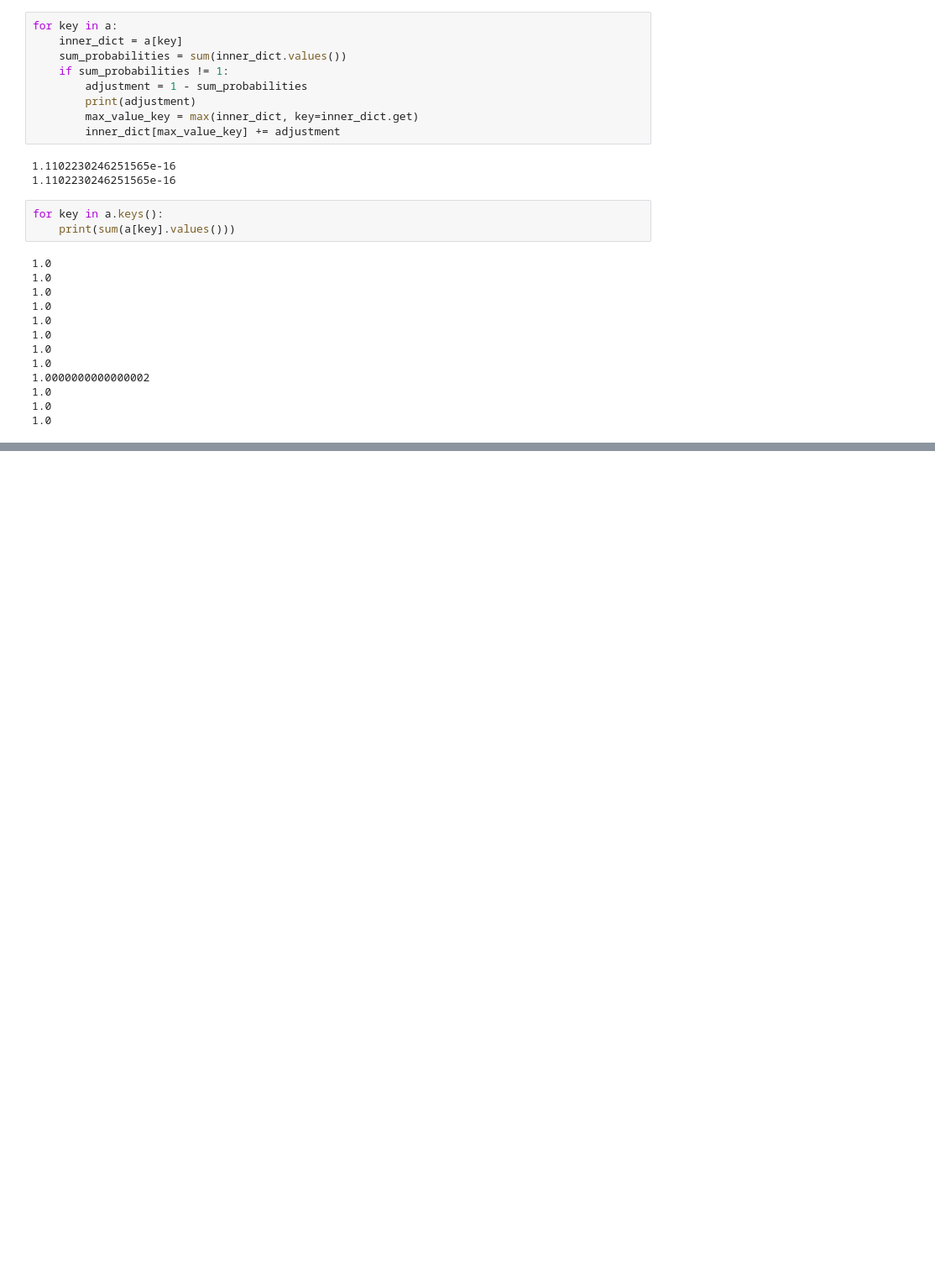
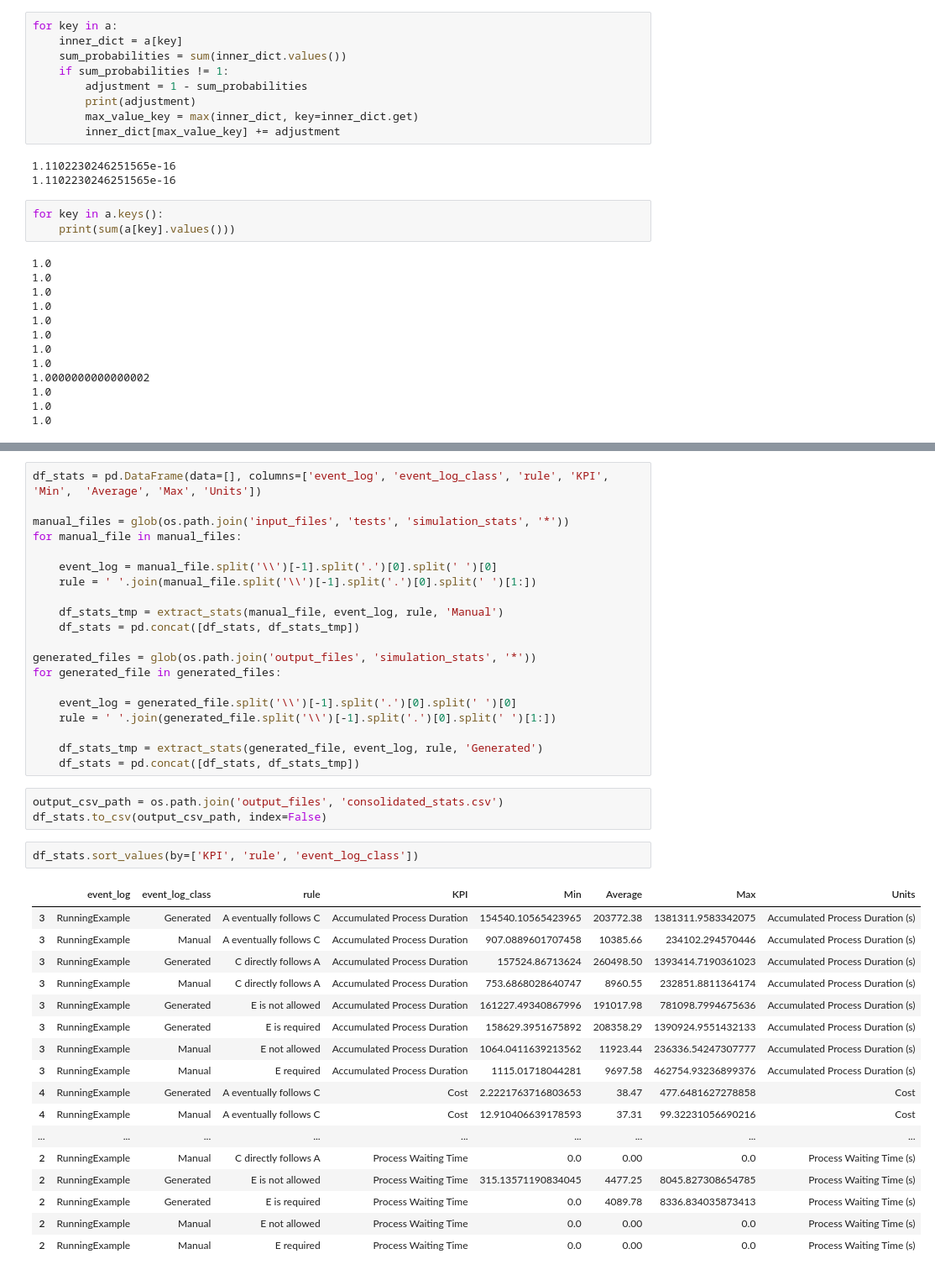
Before and after one commit to AdaptiveBProcess/GenerativeLSTM, a Jupyter notebook: Tests.ipynb, the cells around one changed output, grey strips where cells are left out. Shown at 84% size. Saved outputs shown, nothing was run; the diff lists cells and outputs as text; blank space fills up the shorter version.

```diff
--- a/Tests.ipynb
+++ b/Tests.ipynb
@@ -511,0 +571,43 @@ a
+# %%
+df_stats = pd.DataFrame(data=[], columns=['event_log', 'event_log_class', 'rule', 'KPI', 'Min',	'Average', 'Max', 'Units'])
+
+manual_files = glob(os.path.join('input_files', 'tests', 'simulation_stats', '*'))
+for manual_file in manual_files:
+
+    event_log = manual_file.split('\\')[-1].split('.')[0].split(' ')[0]
+    rule = ' '.join(manual_file.split('\\')[-1].split('.')[0].split(' ')[1:])
+
+    df_stats_tmp = extract_stats(manual_file, event_log, rule, 'Manual')
+    df_stats = pd.concat([df_stats, df_stats_tmp])
+
+generated_files = glob(os.path.join('output_files', 'simulation_stats', '*'))
+for generated_file in generated_files:
+
+    event_log = generated_file.split('\\')[-1].split('.')[0].split(' ')[0]
+    rule = ' '.join(generated_file.split('\\')[-1].split('.')[0].split(' ')[1:])
+
+    df_stats_tmp = extract_stats(generated_file, event_log, rule, 'Generated')
+    df_stats = pd.concat([df_stats, df_stats_tmp])
+# %%
+output_csv_path = os.path.join('output_files', 'consolidated_stats.csv')
+df_stats.to_csv(output_csv_path, index=False)
+# %%
+df_stats.sort_values(by=['KPI', 'rule', 'event_log_class'])
+# %% [output]
+|  | event_log | event_log_class | rule | KPI | Min | Average | Max | Units |
+| 3 | RunningExample | Generated | A eventually follows C | Accumulated Process Duration | 154540.10565423965 | 203772.38 | 1381311.9583342075 | Accumulated Process Duration (s) |
+| 3 | RunningExample | Manual | A eventually follows C | Accumulated Process Duration | 907.0889601707458 | 10385.66 | 234102.294570446 | Accumulated Process Duration (s) |
+| 3 | RunningExample | Generated | C directly follows A | Accumulated Process Duration | 157524.86713624 | 260498.50 | 1393414.7190361023 | Accumulated Process Duration (s) |
+| 3 | RunningExample | Manual | C directly follows A | Accumulated Process Duration | 753.6868028640747 | 8960.55 | 232851.8811364174 | Accumulated Process Duration (s) |
+| 3 | RunningExample | Generated | E is not allowed | Accumulated Process Duration | 161227.49340867996 | 191017.98 | 781098.7994675636 | Accumulated Process Duration (s) |
+| 3 | RunningExample | Generated | E is required | Accumulated Process Duration | 158629.3951675892 | 208358.29 | 1390924.9551432133 | Accumulated Process Duration (s) |
+| 3 | RunningExample | Manual | E not allowed | Accumulated Process Duration | 1064.0411639213562 | 11923.44 | 236336.54247307777 | Accumulated Process Duration (s) |
+| 3 | RunningExample | Manual | E required | Accumulated Process Duration | 1115.01718044281 | 9697.58 | 462754.93236899376 | Accumulated Process Duration (s) |
+| 4 | RunningExample | Generated | A eventually follows C | Cost | 2.2221763716803653 | 38.47 | 477.6481627278858 | Cost |
+| 4 | RunningExample | Manual | A eventually follows C | Cost | 12.910406639178593 | 37.31 | 99.32231056690216 | Cost |
+| ... | ... | ... | ... | ... | ... | ... | ... | ... |
+| 2 | RunningExample | Manual | C directly follows A | Process Waiting Time | 0.0 | 0.00 | 0.0 | Process Waiting Time (s) |
+| 2 | RunningExample | Generated | E is not allowed | Process Waiting Time | 315.13571190834045 | 4477.25 | 8045.827308654785 | Process Waiting Time (s) |
+| 2 | RunningExample | Generated | E is required | Process Waiting Time | 0.0 | 4089.78 | 8336.834035873413 | Process Waiting Time (s) |
+| 2 | RunningExample | Manual | E not allowed | Process Waiting Time | 0.0 | 0.00 | 0.0 | Process Waiting Time (s) |
+| 2 | RunningExample | Manual | E required | Process Waiting Time | 0.0 | 0.00 | 0.0 | Process Waiting Time (s) |
```
Also changed, not shown: parts of 6 cells of this notebook, 20 other files.
